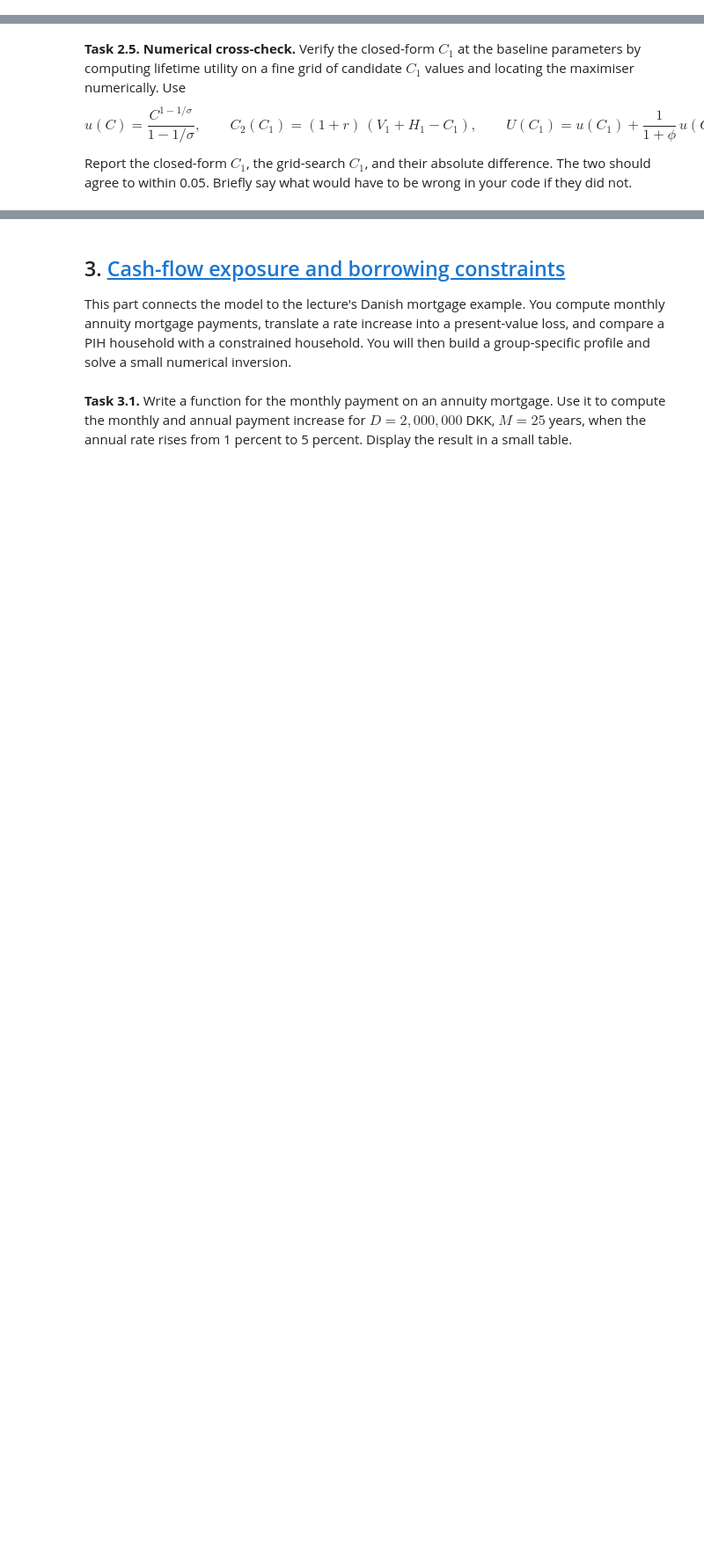
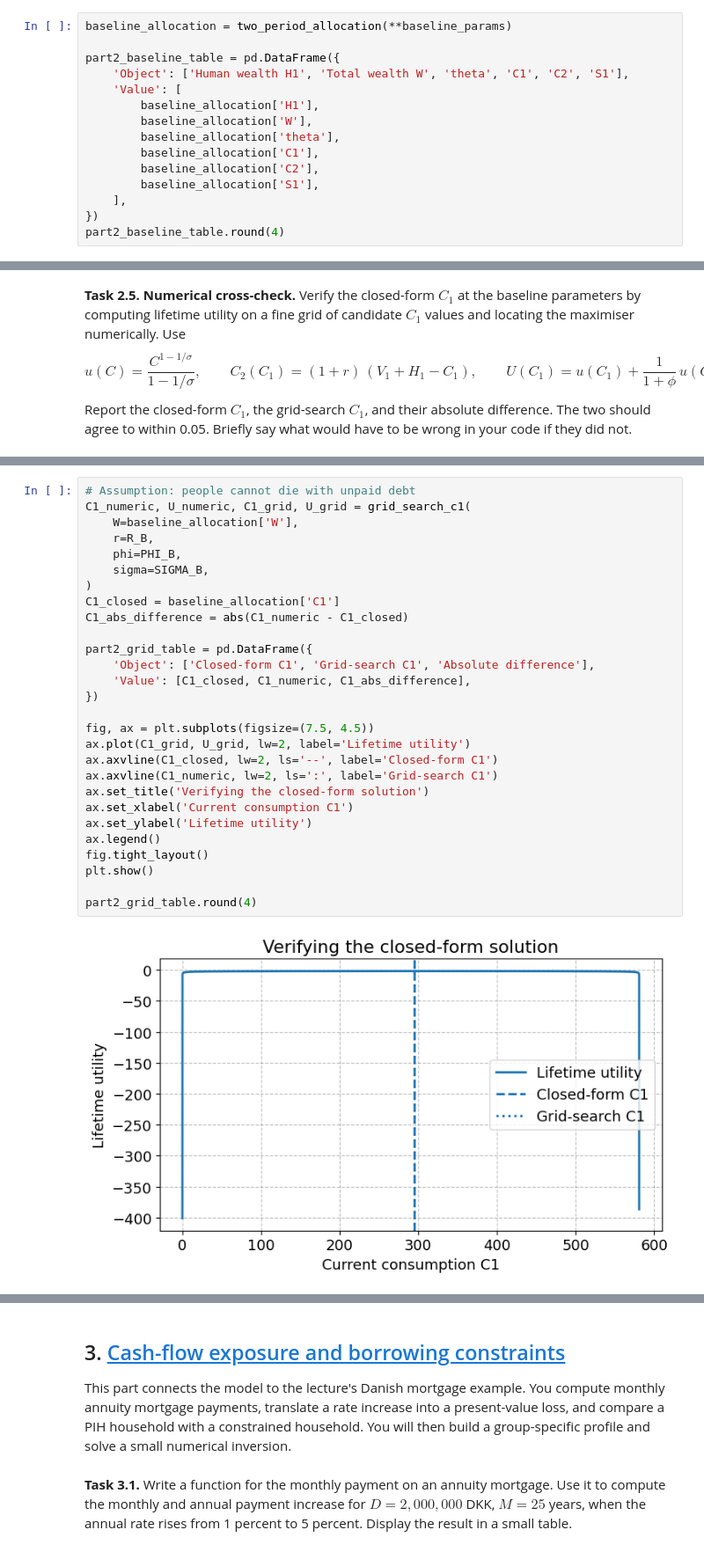
Before and after one commit to dadyownes15/Macroeconomics-B, a Jupyter notebook: week_3/week_consumption_XX.ipynb, the cells around one changed output, grey strips where cells are left out. Shown at 88% size. Cells and saved outputs as stored; diff of their text form; blank space fills up the shorter version.

```diff
--- a/week_3/week_consumption_XX.ipynb
+++ b/week_3/week_consumption_XX.ipynb
@@ -194,0 +221,15 @@ The total savings in the present term $S_1$ is -88.1842. Since the savings are n
+# %%
+baseline_allocation = two_period_allocation(**baseline_params)
+
+part2_baseline_table = pd.DataFrame({
+    'Object': ['Human wealth H1', 'Total wealth W', 'theta', 'C1', 'C2', 'S1'],
+    'Value': [
+        baseline_allocation['H1'],
+        baseline_allocation['W'],
+        baseline_allocation['theta'],
+        baseline_allocation['C1'],
+        baseline_allocation['C2'],
+        baseline_allocation['S1'],
+    ],
+})
+part2_baseline_table.round(4)
@@ -330,0 +376,30 @@ _Write your one-line comment here._
+# %%
+# Assumption: people cannot die with unpaid debt
+C1_numeric, U_numeric, C1_grid, U_grid = grid_search_c1(
+    W=baseline_allocation['W'],
+    r=R_B,
+    phi=PHI_B,
+    sigma=SIGMA_B,
+)
+C1_closed = baseline_allocation['C1']
+C1_abs_difference = abs(C1_numeric - C1_closed)
+
+part2_grid_table = pd.DataFrame({
+    'Object': ['Closed-form C1', 'Grid-search C1', 'Absolute difference'],
+    'Value': [C1_closed, C1_numeric, C1_abs_difference],
+})
+
+fig, ax = plt.subplots(figsize=(7.5, 4.5))
+ax.plot(C1_grid, U_grid, lw=2, label='Lifetime utility')
+ax.axvline(C1_closed, lw=2, ls='--', label='Closed-form C1')
+ax.axvline(C1_numeric, lw=2, ls=':', label='Grid-search C1')
+ax.set_title('Verifying the closed-form solution')
+ax.set_xlabel('Current consumption C1')
+ax.set_ylabel('Lifetime utility')
+ax.legend()
+fig.tight_layout()
+plt.show()
+
+part2_grid_table.round(4)
+# %% [output]
+[figure, added]
```
Also changed, not shown: parts of 66 cells of this notebook, 33 other files.
